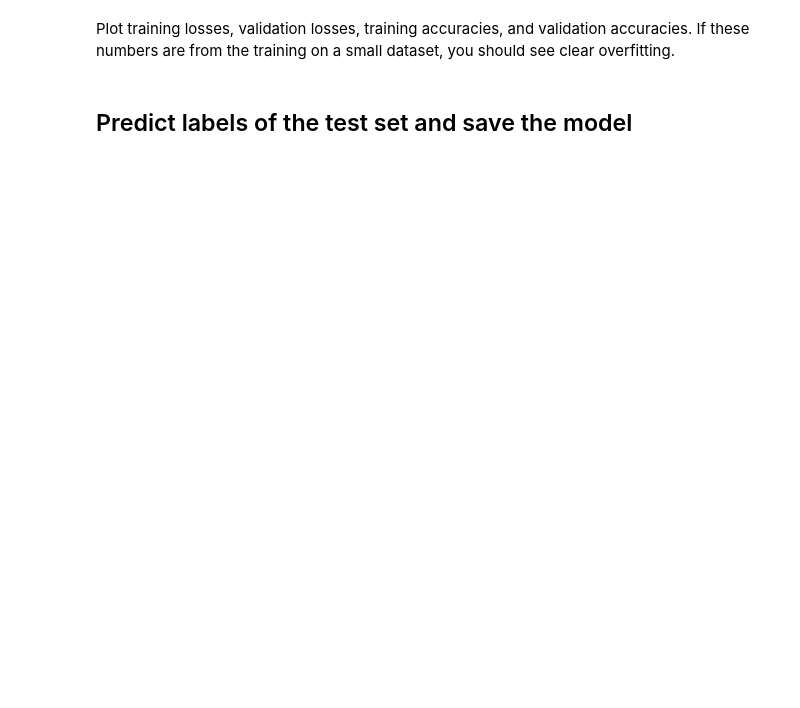
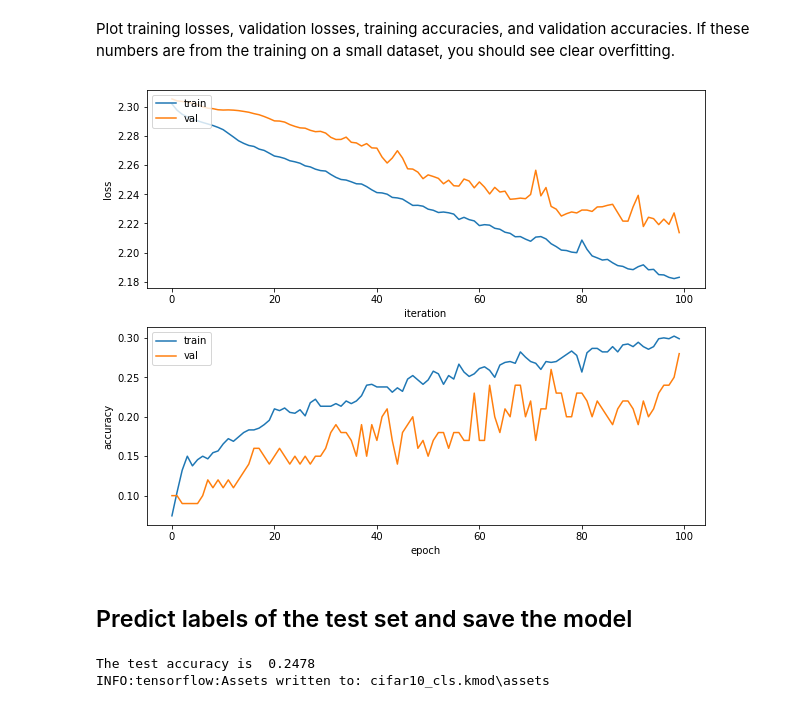
Before and after one commit to mcdermatt/dnn, a Jupyter notebook: HW3/notebook.ipynb, the cells around one changed output. Drawn from its saved outputs; the diff is of its cells as text; code cells hidden in the pictures; blank space fills up the shorter version.

```diff
--- a/HW3/notebook.ipynb
+++ b/HW3/notebook.ipynb
@@ -263,6 +281,9 @@ In this task, you need to build a ResNet with `tensorflow.keras` and train it on
 ## Train the CNN
 A nice trick is to train your model with just a few training samples. You should be able to overfit small datasets, which will result in very high training accuracy and comparatively low validation accuracy.
 # %%
+#used to dynamically adjust LR as training stagnates
+from tensorflow.keras.callbacks import LearningRateScheduler
+
 np.random.seed(137)
 
 # Load the (preprocessed) CIFAR10 data.
@@ -294,17 +315,39 @@ from conv_net import ConvNet
 # NOTE: the settings below are only an example. You need to tune all settings below to best fit your model.
 
 # TODO: comment out these three lines once you are ready to tune your model on the entire dataset.
-num_train = 100
+num_train = 1000
 x_train = x_train[:num_train]
 y_train = y_train[:num_train]
 
 model = ConvNet()
 
+#DEFAULT SETTINGS
+# model.compile(
+#     optimizer=tf.keras.optimizers.Adam(lr=0.001),
+#     loss=tf.keras.losses.CategoricalCrossentropy(from_logits=True),
+#     metrics=[tf.keras.metrics.CategoricalAccuracy()],
+# )
+
+# trace = model.fit(x=x_train, y=y_train, batch_size=16, epochs=100, verbose=1,
+#                   validation_split=0.1, shuffle=True)
+
+#experimental settings
 model.compile(
     optimizer=tf.keras.optimizers.Adam(lr=0.001),
     loss=tf.keras.losses.CategoricalCrossentropy(from_logits=True),
     metrics=[tf.keras.metrics.CategoricalAccuracy()],
 )
 
-trace = model.fit(x=x_train, y=y_train, batch_size=16, epochs=100, verbose=1,
+trace = model.fit(x=x_train, y=y_train, batch_size=128, epochs=100, verbose=1,
                   validation_split=0.1, shuffle=True)
+
+
+#CUSTOM SETTINGS- for final ResNet
+# model.compile(
+#     optimizer=tf.keras.optimizers.Adam(lr=0.00005),
+#     loss=tf.keras.losses.CategoricalCrossentropy(from_logits=True),
+#     metrics=[tf.keras.metrics.CategoricalAccuracy()],
+# )
+
+# trace = model.fit(x=x_train, y=y_train, batch_size=256, epochs=500, verbose=1,
+#                   validation_split=0.1, shuffle=True)
@@ -312,19 +392,21 @@ trace = model.fit(x=x_train, y=y_train, batch_size=16, epochs=100, verbose=1,
 Plot training losses, validation losses,  training accuracies, and validation accuracies. If these numbers are from the training on a small dataset, you should see clear overfitting.
 # %%
 plt.subplot(2, 1, 1)
-plt.plot(trace.history['loss'], '-o')
-plt.plot(trace.history['val_loss'], '-o')
+plt.plot(trace.history['loss'], '-') #was '-o' <-ugly
+plt.plot(trace.history['val_loss'], '-')
 plt.legend(['train', 'val'], loc='upper left')
 plt.xlabel('iteration')
 plt.ylabel('loss')
 
 plt.subplot(2, 1, 2)
-plt.plot(trace.history['categorical_accuracy'], '-o')
-plt.plot(trace.history['val_categorical_accuracy'], '-o')
+plt.plot(trace.history['categorical_accuracy'], '-')
+plt.plot(trace.history['val_categorical_accuracy'], '-')
 plt.legend(['train', 'val'], loc='upper left')
 plt.xlabel('epoch')
 plt.ylabel('accuracy')
 plt.show()
+# %% [output]
+[figure, added]
 # %% [markdown]
 ## Predict labels of the test set and save the model
 # %%
@@ -335,3 +417,6 @@ acc = np.mean(np.argmax(y_test, axis=1) == np.argmax(y_pred, axis=1))
 print('The test accuracy is ', acc)
 
 model.save('cifar10_cls.kmod')
+# %% [output]
+The test accuracy is  0.2478
+INFO:tensorflow:Assets written to: cifar10_cls.kmod\assets
```
Also changed, not shown: parts of 8 cells of this notebook, 6 other files.
